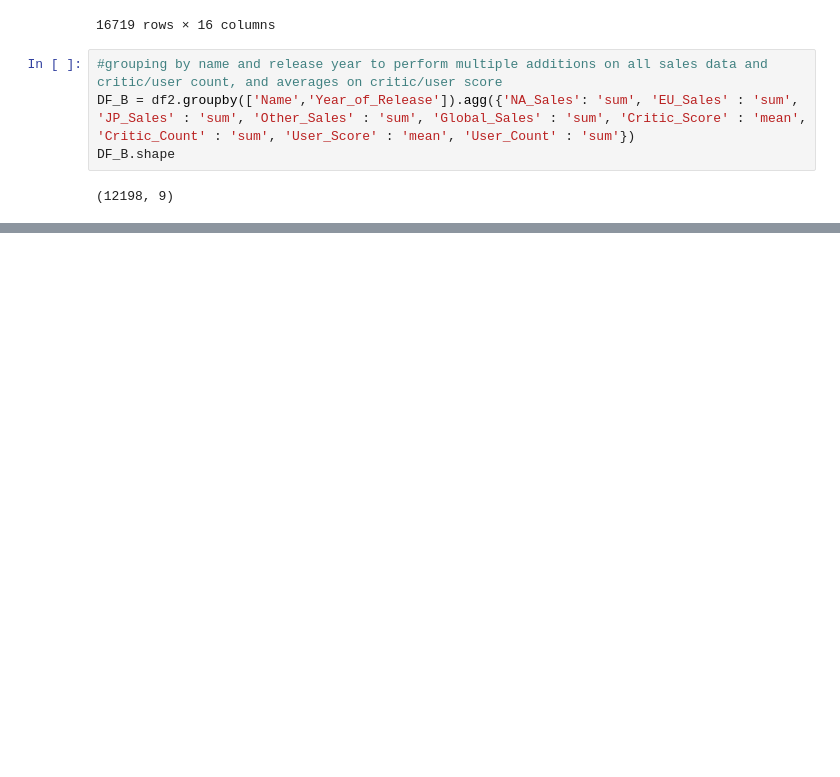
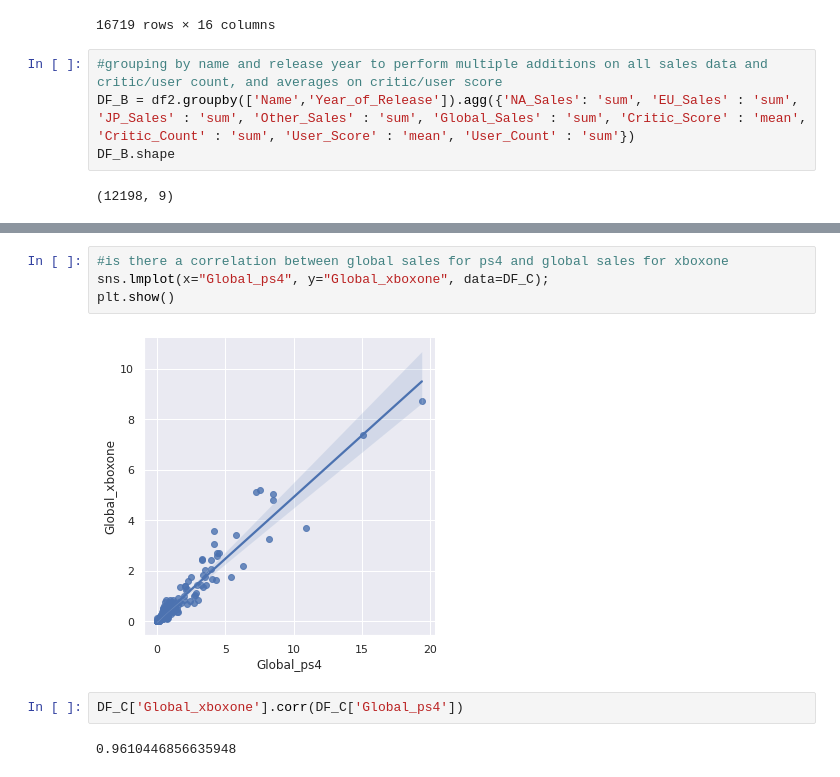
Before and after one commit to ifeomaaaa/ps4_xbox, a Jupyter notebook: AKA_test.ipynb, the cells around one changed output, grey strips where cells are left out. Cells and saved outputs as stored; diff of their text form; blank space fills up the shorter version.

```diff
--- a/AKA_test.ipynb
+++ b/AKA_test.ipynb
@@ -123,0 +225,10 @@ DF_C.head()
+# %%
+#is there a correlation between global sales for ps4 and global sales for xboxone
+sns.lmplot(x="Global_ps4", y="Global_xboxone", data=DF_C);
+plt.show()
+# %% [output]
+[figure, added]
+# %%
+DF_C['Global_xboxone'].corr(DF_C['Global_ps4'])
+# %% [output]
+0.9610446856635948
```
Also changed, not shown: parts of 24 cells of this notebook.
